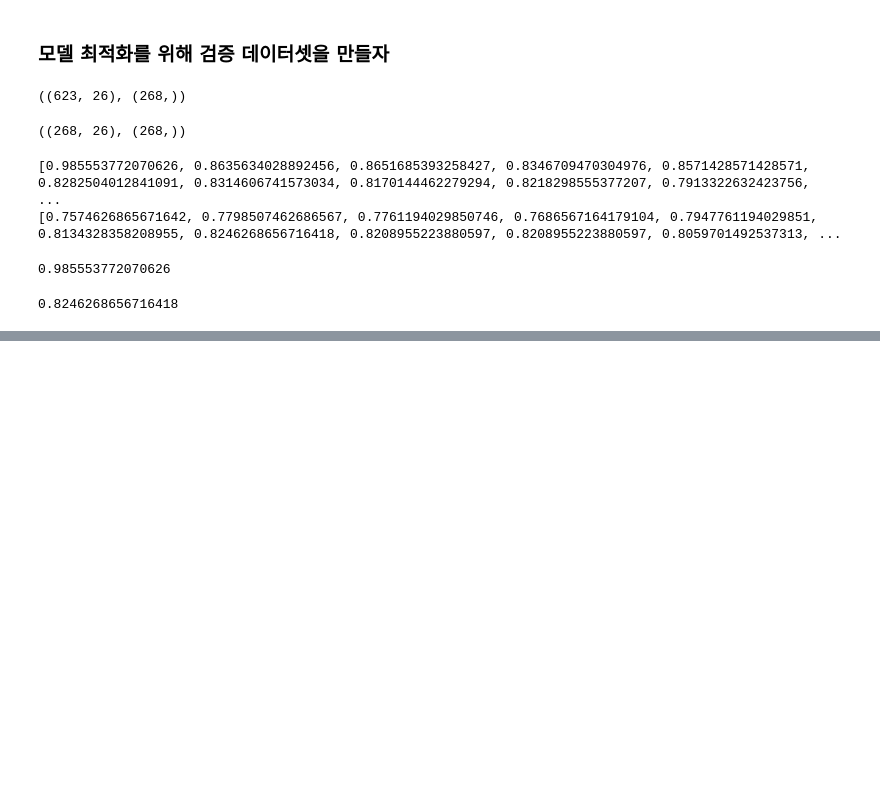
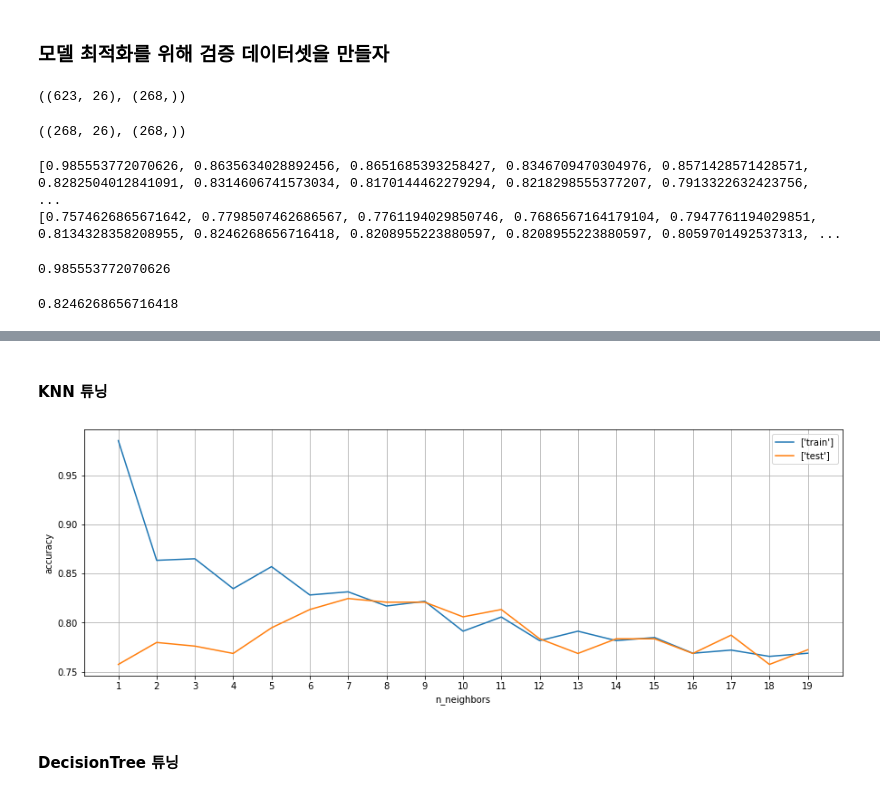
Before and after one commit to Lee-bumgi/AI_Class, a Jupyter notebook: A.Machine_Learning2/04_타이타닉데이터분석.ipynb, the cells around one changed output, grey strips where cells are left out. Drawn from its saved outputs; the diff is of its cells as text; code cells hidden in the pictures; blank space fills up the shorter version.

```diff
--- a/A.Machine_Learning2/04_타이타닉데이터분석.ipynb
+++ b/A.Machine_Learning2/04_타이타닉데이터분석.ipynb
@@ -1079,3 +1081,32 @@ model_dt2.fit(X_train, y_train)
 pre = model_dt2.predict(X_test)
 gender_submission['Survived'] = pre
 gender_submission.to_csv("./data/tree_depth5.csv", index = False)
+# %% [markdown]
+#### KNN 튜닝
+# %%
+train_score = [] # 훈련데이터의 점수가 들어갈 리스트
+test_score = [] # 검증데이터의 점수가 들어갈 리스트
+
+for i in range(1,20):
+    # 이웃이 1 ~ 19 까지
+    model = KNeighborsClassifier(n_neighbors= i )
+    # 모델 학습
+    model.fit(X_train2, y_train2)
+    # 훈련데이터에 대한 점수 누적
+    train_score.append(model.score(X_train2,y_train2))
+    # 검증데이터에 대한 점수 누적
+    test_score.append(model.score(X_val, y_val))
+# %%
+plt.figure(figsize=(15,5))
+plt.plot(range(1,20),train_score, label = ['train'])
+plt.plot(range(1,20),test_score, label = ['test'])
+plt.legend()
+plt.grid()
+plt.xticks(range(1,20))
+plt.ylabel('accuracy')
+plt.xlabel('n_neighbors')
+plt.show()
+# %% [output]
+[figure, added]
+# %% [markdown]
+#### DecisionTree 튜닝
```
Also changed, not shown: parts of 11 cells of this notebook, 5 other files.
